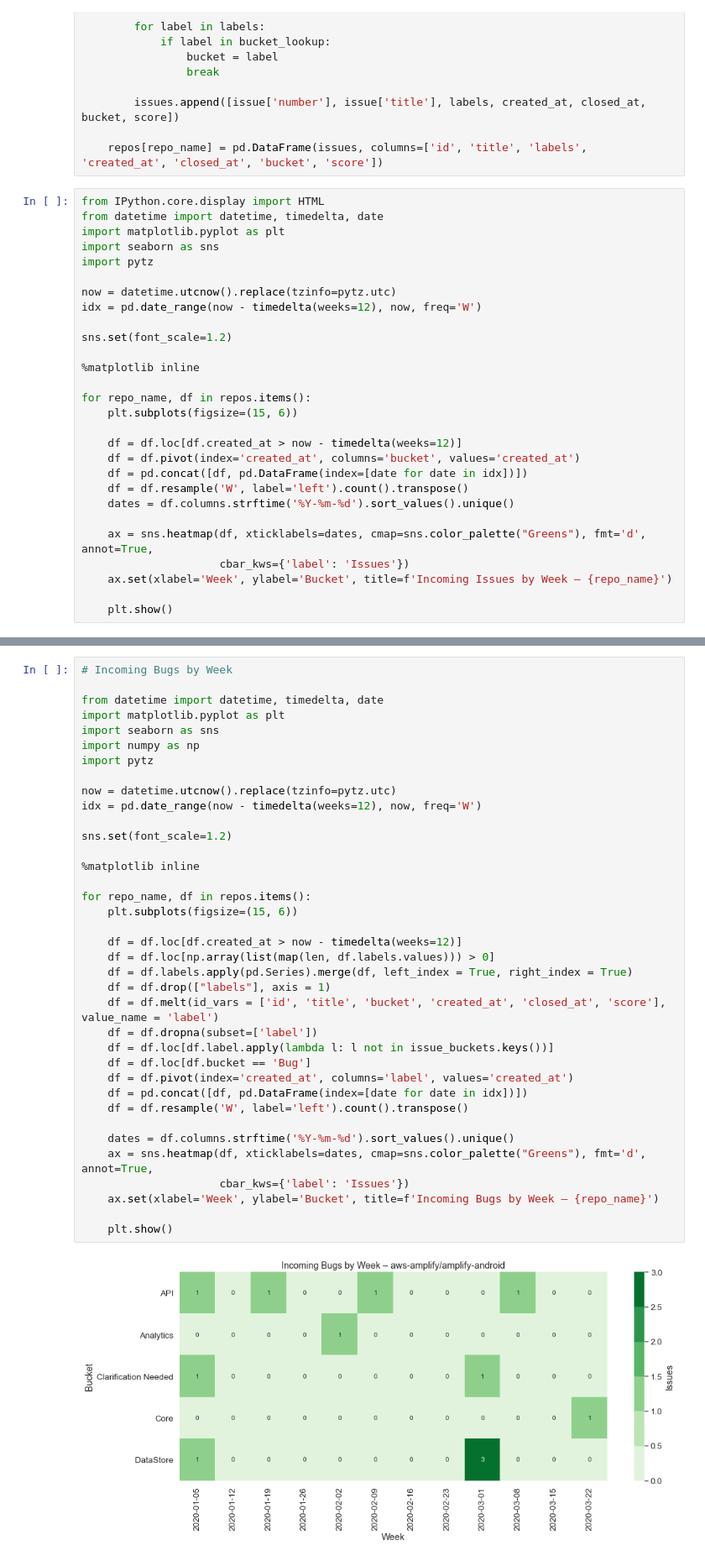
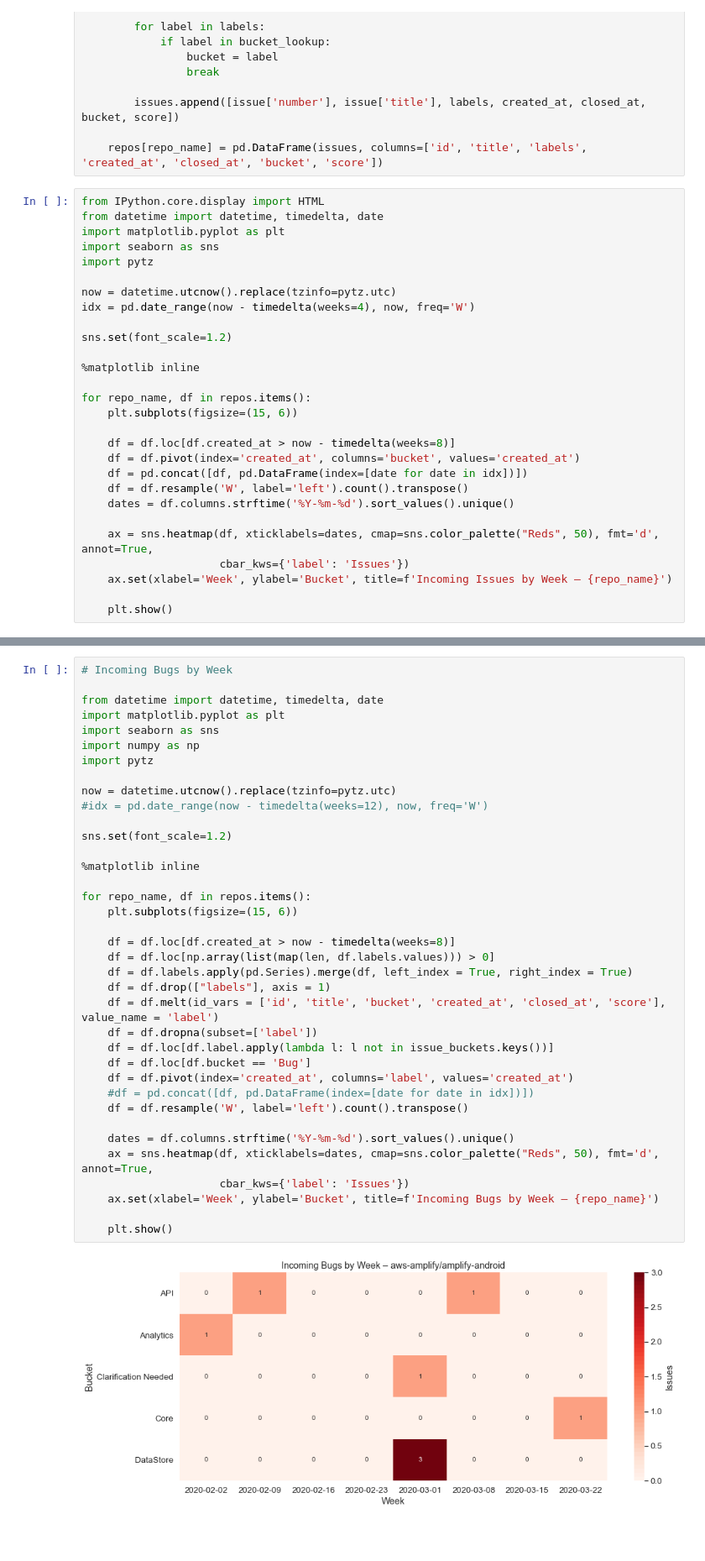
Before and after one commit to jpignata/notebooks, a Jupyter notebook: GitHub Issue Workbook.ipynb, the cells around one changed output, grey strips where cells are left out. Shown: that part at 84% size. Drawn from its saved outputs; the diff is of its cells as text; blank space fills up the shorter version.

```diff
--- a/GitHub Issue Workbook.ipynb
+++ b/GitHub Issue Workbook.ipynb
@@ -126,7 +126,7 @@ import seaborn as sns
 import pytz
 
 now = datetime.utcnow().replace(tzinfo=pytz.utc)
-idx = pd.date_range(now - timedelta(weeks=12), now, freq='W')
+idx = pd.date_range(now - timedelta(weeks=4), now, freq='W')
 
 sns.set(font_scale=1.2)
 
@@ -135,13 +135,13 @@ sns.set(font_scale=1.2)
 for repo_name, df in repos.items():
     plt.subplots(figsize=(15, 6))
 
-    df = df.loc[df.created_at > now - timedelta(weeks=12)]
+    df = df.loc[df.created_at > now - timedelta(weeks=8)]
     df = df.pivot(index='created_at', columns='bucket', values='created_at')
     df = pd.concat([df, pd.DataFrame(index=[date for date in idx])])
     df = df.resample('W', label='left').count().transpose()
     dates = df.columns.strftime('%Y-%m-%d').sort_values().unique()
 
-    ax = sns.heatmap(df, xticklabels=dates, cmap=sns.color_palette("Greens"), fmt='d', annot=True,
+    ax = sns.heatmap(df, xticklabels=dates, cmap=sns.color_palette("Reds", 50), fmt='d', annot=True,
                      cbar_kws={'label': 'Issues'})
     ax.set(xlabel='Week', ylabel='Bucket', title=f'Incoming Issues by Week – {repo_name}')
 
@@ -156,35 +156,35 @@ from datetime import datetime, timedelta, date
 import matplotlib.pyplot as plt
 import seaborn as sns
 import numpy as np
 import pytz
 
 now = datetime.utcnow().replace(tzinfo=pytz.utc)
-idx = pd.date_range(now - timedelta(weeks=12), now, freq='W')
+#idx = pd.date_range(now - timedelta(weeks=12), now, freq='W')
 
 sns.set(font_scale=1.2)
 
 %matplotlib inline
 
 for repo_name, df in repos.items():
     plt.subplots(figsize=(15, 6))
 
-    df = df.loc[df.created_at > now - timedelta(weeks=12)]
+    df = df.loc[df.created_at > now - timedelta(weeks=8)]
     df = df.loc[np.array(list(map(len, df.labels.values))) > 0]
     df = df.labels.apply(pd.Series).merge(df, left_index = True, right_index = True)
     df = df.drop(["labels"], axis = 1)
     df = df.melt(id_vars = ['id', 'title', 'bucket', 'created_at', 'closed_at', 'score'], value_name = 'label')
     df = df.dropna(subset=['label'])
     df = df.loc[df.label.apply(lambda l: l not in issue_buckets.keys())]
     df = df.loc[df.bucket == 'Bug']
     df = df.pivot(index='created_at', columns='label', values='created_at')
-    df = pd.concat([df, pd.DataFrame(index=[date for date in idx])])
+    #df = pd.concat([df, pd.DataFrame(index=[date for date in idx])])
     df = df.resample('W', label='left').count().transpose()
 
     dates = df.columns.strftime('%Y-%m-%d').sort_values().unique()
-    ax = sns.heatmap(df, xticklabels=dates, cmap=sns.color_palette("Greens"), fmt='d', annot=True,
+    ax = sns.heatmap(df, xticklabels=dates, cmap=sns.color_palette("Reds", 50), fmt='d', annot=True,
                      cbar_kws={'label': 'Issues'})
     ax.set(xlabel='Week', ylabel='Bucket', title=f'Incoming Bugs by Week – {repo_name}')
 
     plt.show()
 # %% [output]
-[figure, old version]
+[figure, new version]
```
Also changed, not shown: parts of 9 cells of this notebook, 2 other files.
